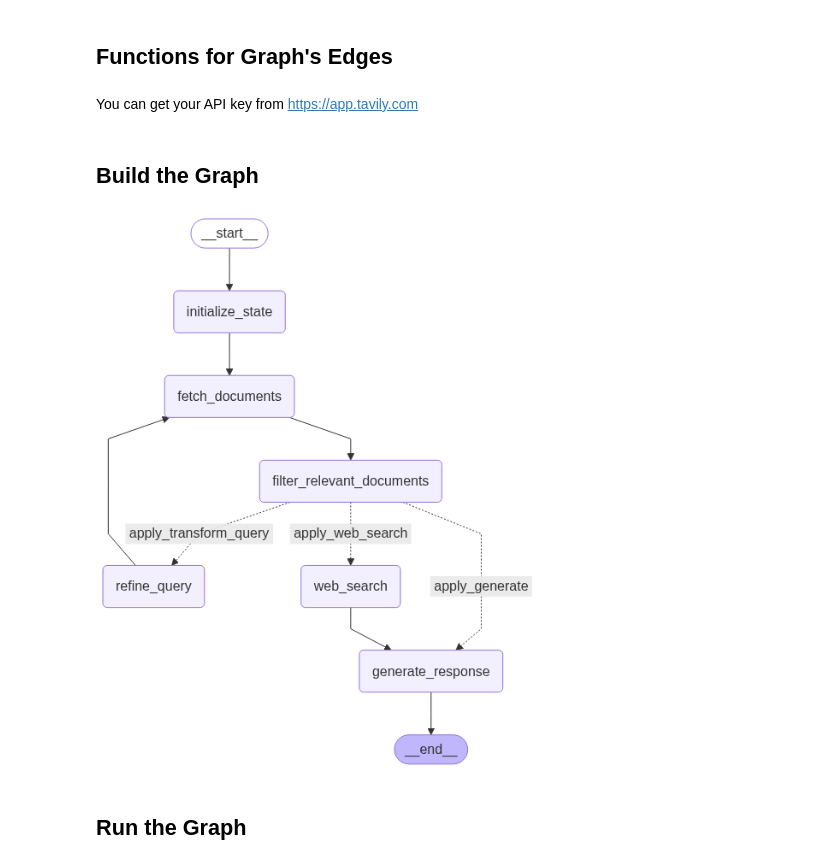
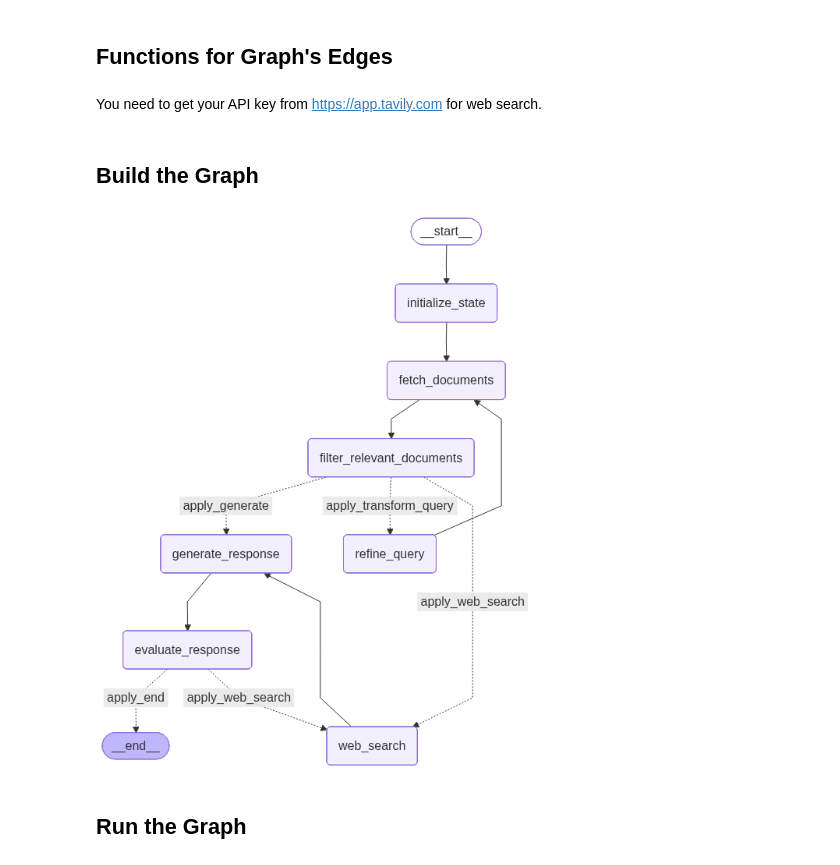
Before and after one commit to MehdiRezvandehy/enhancing_retrieval_with_langGraph, a Jupyter notebook: enhance_retrieval_langgraph.ipynb, the cells around one changed output. Drawn from its saved outputs; the diff is of its cells as text; code cells hidden in the pictures.

Commit message:
Update pipeline & notebook

```diff
--- a/enhance_retrieval_langgraph.ipynb
+++ b/enhance_retrieval_langgraph.ipynb
@@ -112,7 +116,10 @@ class RelevanceScore(BaseModel):
     """Binary relevance indicator for retrieved content."""
 
     relevance: str = Field(
-        description="Indicates if the document answers the question: 'yes' or 'no'"
+        description="Return strictly 'Yes' if the document contains the information needed to answer the question directly. Otherwise return 'No'."
+    )
+    justification: str = Field(
+        description="A short explanation (one sentence) why you said Yes or No."
     )
 
 # LLM setup with structured output schema
@@ -123,6 +130,7 @@ structured_grader = grader_model.with_structured_output(RelevanceScore)
 
 # Prompt definition
 grading_instruction = """Return 'Yes' or 'No' to indicate if the document is relevant to the given question."""
+
 grading_prompt = ChatPromptTemplate.from_messages(
     [
         ("system", grading_instruction),
@@ -139,7 +147,7 @@ for result in results:
     content = result.page_content
     evaluation = document_grader.invoke({"document": content, "question": query})
     source = result.metadata['source']
-    print(f'{evaluation}\ndocument: {content[:50]}\nsource: {source}')
+    print(f'{evaluation}\ndocument: {content[:100]}\nsource: {source}')
     print('--------------------------------------------')
 # %% [output]
 Question: What is Intersection-Over-Union?
@@ -210,7 +214,7 @@ Intersection-Over-Union (IoU) is a metric used to evaluate the overlap between a
 ## Enhance Questions to Optimize Document Search
 # %%
 # Using a different LLM model to demonstrate flexibility in multi-model usage
-search_optimizer_llm = ChatOpenAI(model="gpt-3.5-turbo", temperature=0)
+search_optimizer_llm = ChatOpenAI(model="gpt-4o-mini", temperature=0)
 
 # Prompt template for rewriting questions to be more effective for web search
 system_instruction = """You are a query rewriter that improves an input question for optimal web search results.
@@ -245,6 +285,7 @@ This design enables the creation of sophisticated AI systems where agents can co
 # %%
 from typing import List
 from typing_extensions import TypedDict
+from typing import List, Any
 
 # Define a structured dictionary to track the workflow state of the graph process
 class PipelineState(TypedDict):
@@ -255,15 +296,18 @@ class PipelineState(TypedDict):
         user_query (str): The original or reformulated question.
         llm_output (str): The response generated by the language model.
         retrieved_docs (List[str]): A collection of documents retrieved based on the query.
-        rewrite_count (int): Number of times the query has been rephrased.
+        refine_query_count (int): Number of times the query has been rephrased.
+        web_search_count (int): Number of web search.
         enable_web_search (str): Placeholder indicating if a web search should be triggered
                                  (functionality not implemented in this version).
     """
 
     query: str
+    doc_retriever: Any
     llm_output: str
     retrieved_docs: List[str]
-    rewrite_count: int
+    refine_query_count: int
+    web_search_count:int
     enable_web_search: str
 # %% [markdown]
 ## Function for Graph's Nodes
@@ -398,4 +480,4 @@ def generate_response(query_state):
 # %% [markdown]
 ## Functions for Graph's Edges
 # %% [markdown]
-You can get your API key from https://app.tavily.com
+You need to get your API key from https://app.tavily.com for web search.
@@ -471,44 +638,64 @@ def decide_next_action(query_state):
 # %%
 from langgraph.graph import START, END, StateGraph
 
 # Create a new stateful graph using the defined PipelineState structure
 pipeline_graph = StateGraph(PipelineState)
 
-# Register processing steps (nodes) in the graph
-pipeline_graph.add_node("initialize_state", initialize_state)                   # Step 1: Initialize state
-pipeline_graph.add_node("fetch_documents", fetch_documents)                     # Step 2: Retrieve documents
-pipeline_graph.add_node("filter_relevant_documents", filter_relevant_documents) # Step 3: Grade relevance
-pipeline_graph.add_node("generate_response", generate_response)                 # Step 4: Generate answer
-pipeline_graph.add_node("refine_query", refine_query)                           # Step 5: Refine query if needed
-pipeline_graph.add_node("web_search", web_search)                               # Step 6: Web search
+# Register nodes
+pipeline_graph.add_node("initialize_state", initialize_state)
+pipeline_graph.add_node("fetch_documents", fetch_documents)
+pipeline_graph.add_node("filter_relevant_documents", filter_relevant_documents)
+pipeline_graph.add_node("generate_response", generate_response)
+pipeline_graph.add_node("evaluate_response", evaluate_response)
+pipeline_graph.add_node("refine_query", refine_query)
+pipeline_graph.add_node("web_search", web_search)
 
-# Define the workflow logic by adding edges between steps (nodes)
+# --- GRAPH LOGIC ---
+
+# Start → Initialize
 pipeline_graph.add_edge(START, "initialize_state")
+
+# Initialize → Fetch Documents
 pipeline_graph.add_edge("initialize_state", "fetch_documents")
+
+# Fetch → Filter Relevant
 pipeline_graph.add_edge("fetch_documents", "filter_relevant_documents")
 
-# Add branching logic after grading based on decision function
+# Filter → Branch
 pipeline_graph.add_conditional_edges(
     "filter_relevant_documents",
     decide_next_action,
     {
         "apply_transform_query": "refine_query",
         "apply_web_search": "web_search",
         "apply_generate": "generate_response",
     }
 )
 
-# Handle loopback and termination
+# If refine_query → go back to fetch
 pipeline_graph.add_edge("refine_query", "fetch_documents")
+
+# If web_search → ALWAYS → generate_response
 pipeline_graph.add_edge("web_search", "generate_response")
-pipeline_graph.add_edge("generate_response", END)
 
-# Finalize and compile the pipeline
+# Normal generation → evaluation
+pipeline_graph.add_edge("generate_response", "evaluate_response")
+
+# Evaluate → choose end or web_search retry
+pipeline_graph.add_conditional_edges(
+    "evaluate_response",
+    decide_to_end,
+    {
+        "apply_end": END,
+        "apply_web_search": "web_search",
+    }
+)
+
+# Compile graph
 retrieval_qa_pipeline = pipeline_graph.compile()
+retrieval_qa_pipeline
+# %% [output]
+[figure, added]
-# %%
-retrieval_qa_pipeline
-# %% [output]
-[figure, removed]
 # %% [markdown]
 ## Run the Graph
 # %% [markdown]
```
Also changed, not shown: parts of 48 cells of this notebook, 3 other files.
